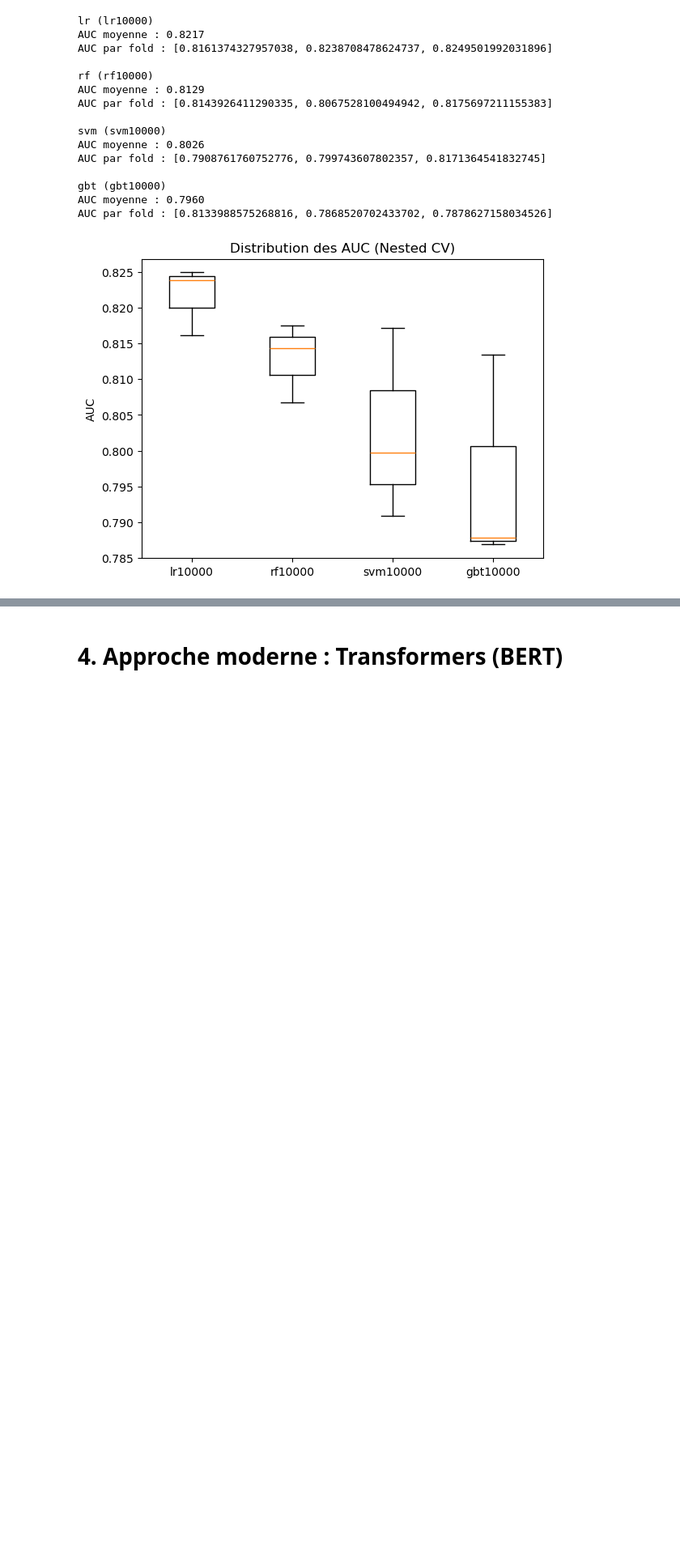
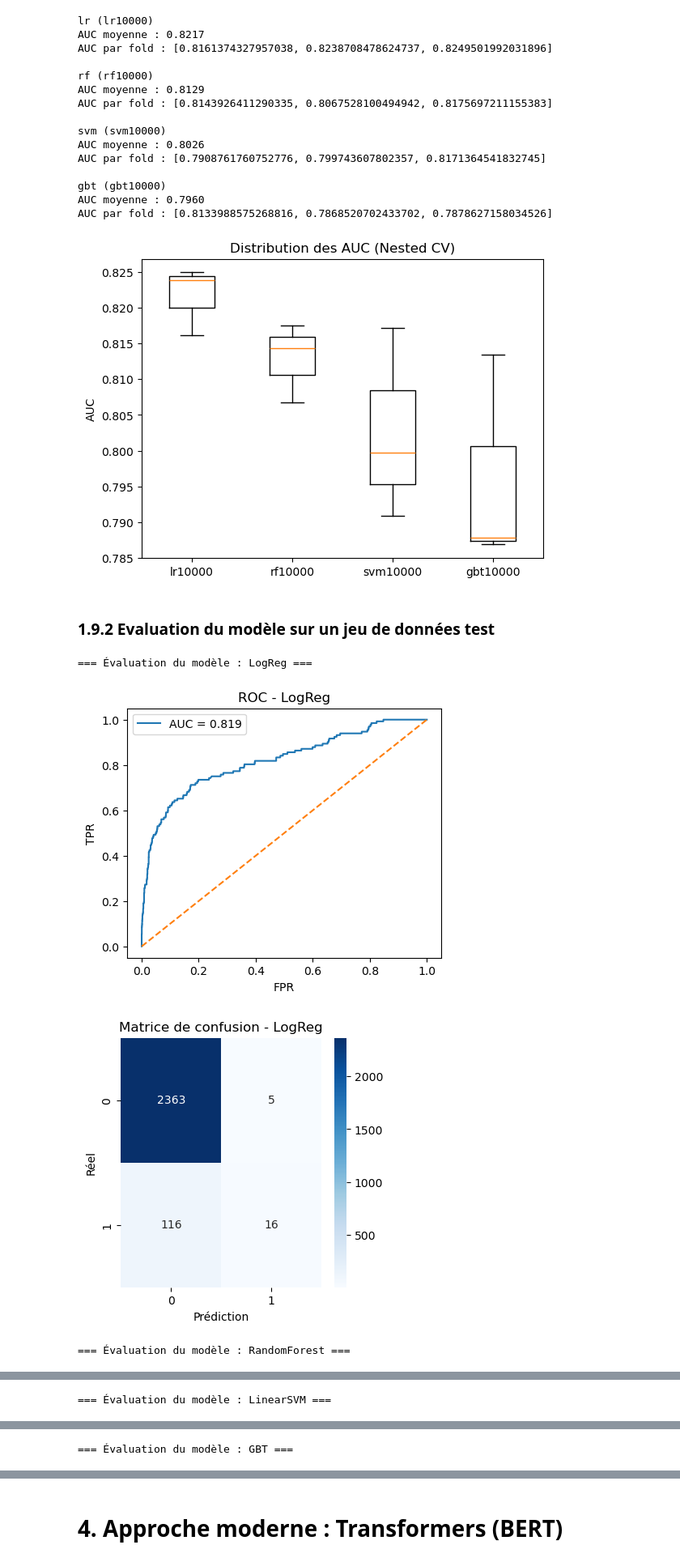
Before and after one commit to nicolasweill/MTI850-Final_Project, a Jupyter notebook: FinalProject-LivrablePartiel1-Equipe9.ipynb, the cells around one changed output, grey strips where cells are left out. Shown: that part at 81% size. Saved outputs shown, nothing was run; the diff lists cells and outputs as text; code cells hidden in the pictures; blank space fills up the shorter version.

Commit message:
évaluation +pistes d'améliorations

```diff
--- a/FinalProject-LivrablePartiel1-Equipe9.ipynb
+++ b/FinalProject-LivrablePartiel1-Equipe9.ipynb
@@ -1615,3 +1615,5 @@ gbt (gbt10000)
 AUC moyenne : 0.7960
 AUC par fold : [0.8133988575268816, 0.7868520702433702, 0.7878627158034526]
 [figure]
+# %% [markdown]
+### 1.9.2 Evaluation du modèle sur un jeu de données test
@@ -1617,0 +1696,10 @@ AUC par fold : [0.8133988575268816, 0.7868520702433702, 0.7878627158034526]
+# %%
+models = [best_lr, best_rf, best_svm, best_gbt]
+model_names = ["LogReg", "RandomForest", "LinearSVM", "GBT"]
+
+metrics_df = test_models(models, model_names, test_df)
+# %% [output]
+=== Évaluation du modèle : LogReg ===
+[figure, added]
+[figure, added]
+=== Évaluation du modèle : RandomForest ===
@@ -1617,0 +1709 @@ AUC par fold : [0.8133988575268816, 0.7868520702433702, 0.7878627158034526]
+=== Évaluation du modèle : LinearSVM ===
@@ -1617,0 +1712 @@ AUC par fold : [0.8133988575268816, 0.7868520702433702, 0.7878627158034526]
+=== Évaluation du modèle : GBT ===
```
Also changed, not shown: parts of 10 cells of this notebook.
